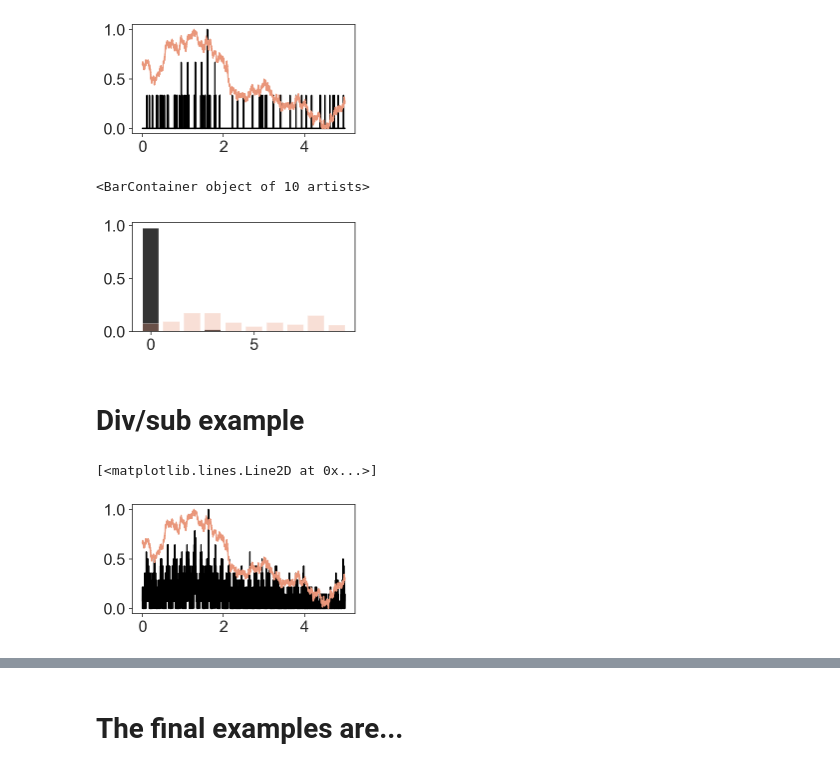
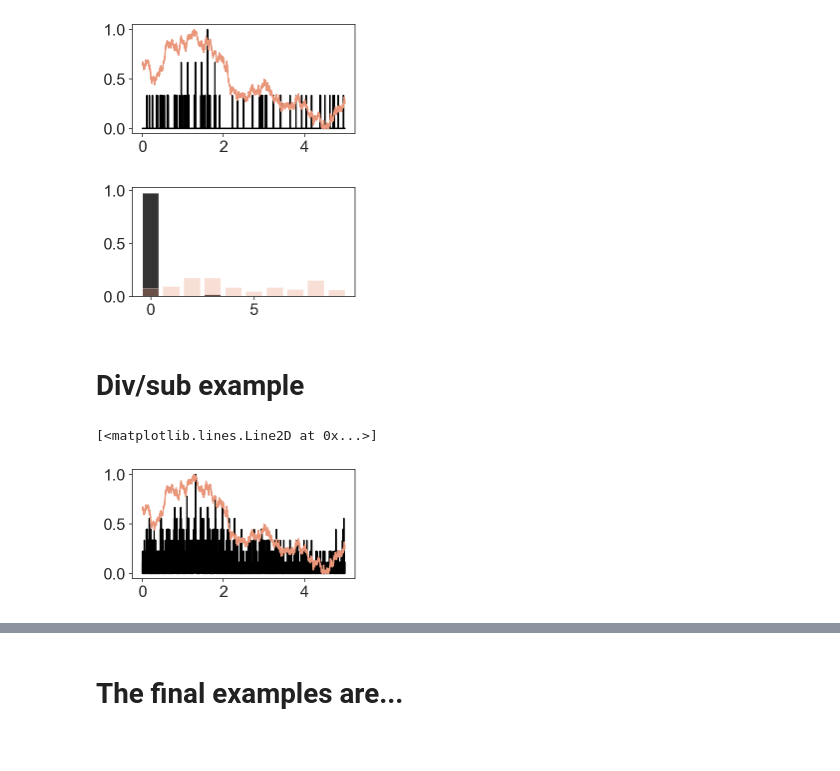
Before and after one commit to parenthetical-e/theoc, a Jupyter notebook: notebooks/examples.ipynb, the cells around one changed output, grey strips where cells are left out. Saved outputs shown, nothing was run; the diff lists cells and outputs as text; code cells hidden in the pictures.

```diff
--- a/notebooks/examples.ipynb
+++ b/notebooks/examples.ipynb
@@ -201,37 +214,38 @@ examples["sub_p"] = example["rescaled"]["sub_p"]
 fig = plt.figure(figsize=(4, 2))
 plt.bar(range(10), example["p_y"]["sub_p"], color="black", alpha=0.8)
 plt.bar(range(10), example["p_y"]["stim_ref"], color="darksalmon", alpha=0.3)
+
+example_dists["sub_p"] = example["p_y"]["sub_p"]
 # %% [output]
-<BarContainer object of 10 artists>
 [figure]
 # %% [markdown]
 # Div/sub example
 # %%
 # Best div_sub:
 stim_seed = 303
 seed = 49
 example = oscillatory_coupling(num_pop=50,
                          num_background=5,
                          t=5,
                          osc_rate=2,
                          f=6,
                          g=1,
                          g_max=8,
                          q=0.25,
-                         stim_rate=20,
+                         stim_rate=10,
                          frac_std=0.01,
-                         m=20,
+                         m=10,
                          dt=0.001,
                          stim_seed=stim_seed,
                          seed=seed,
                          save=None)
 
 fig = plt.figure(figsize=(4, 2))
 plt.plot(example["times"], example["rescaled"]["div_sub_p"], color="black")
 plt.plot(example["times"], example["rescaled"]["stim_ref"], color="darksalmon")
 # %% [output]
 [<matplotlib.lines.Line2D at 0x...>]
-[figure, old version]
+[figure, new version]
 # %%
 # Save div_sub_p to examples
 examples["div_sub_p"] = example["rescaled"]["div_sub_p"]
```
Also changed, not shown: parts of 16 cells of this notebook.
